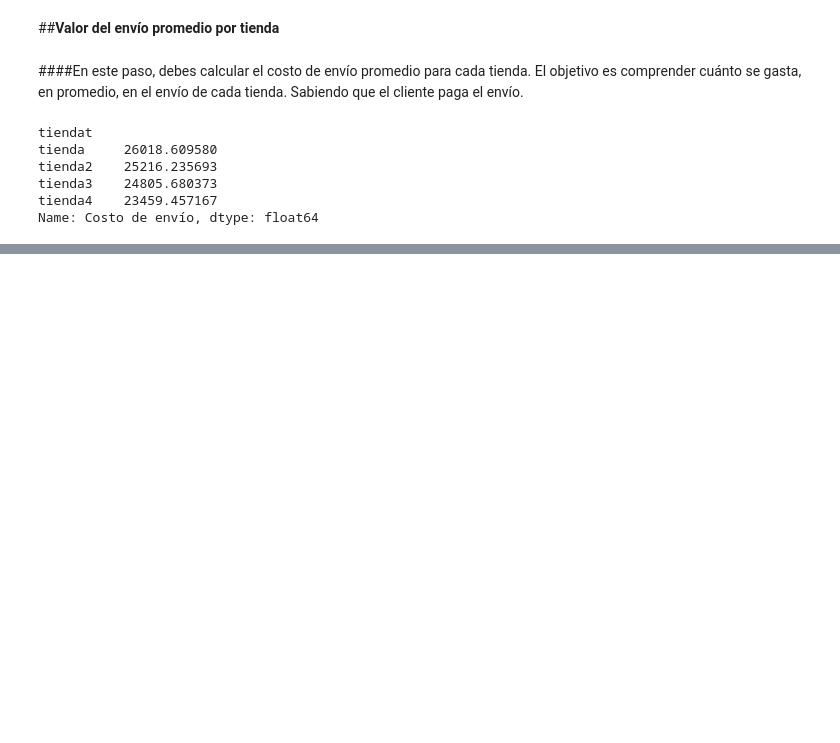
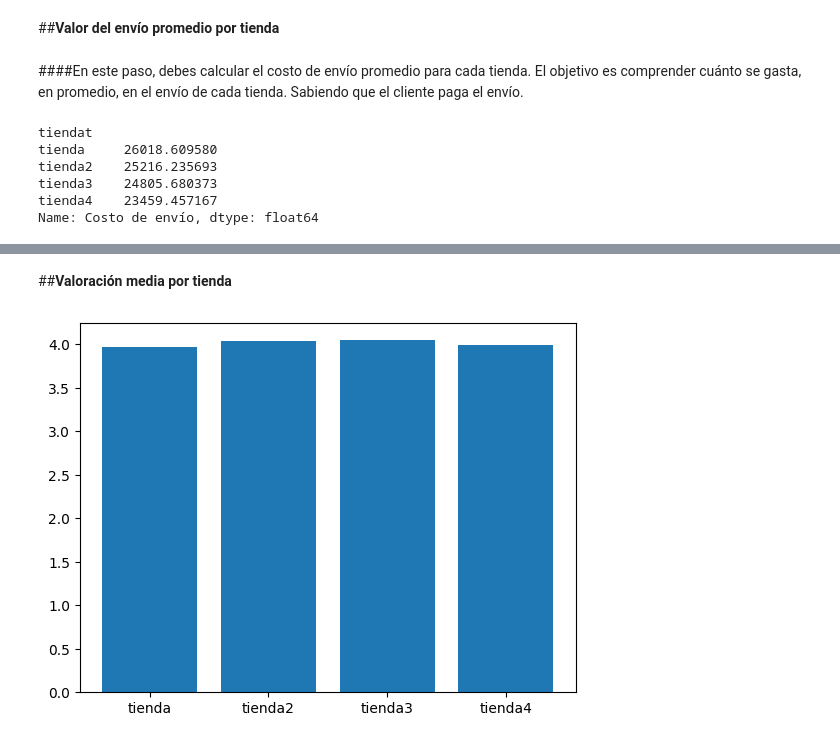
Before and after one commit to Nore-gibhub/Challenge_Alura_Store, a Jupyter notebook: Challenge_Alura_Store.ipynb, the cells around one changed output, grey strips where cells are left out. Cells and saved outputs as stored; diff of their text form; code cells hidden in the pictures; blank space fills up the shorter version.

```diff
--- a/Challenge_Alura_Store.ipynb
+++ b/Challenge_Alura_Store.ipynb
@@ -155,0 +155,8 @@ Name: Costo de envío, dtype: float64
+# %% [markdown]
+##**Valoración media por tienda**
+# %%
+from matplotlib import pyplot as plt
+plt.bar(x=Calificacion_prom_por_tienda.index, height=Calificacion_prom_por_tienda.values)
+plt.show()
+# %% [output]
+[figure, added]
```
Also changed, not shown: parts of 5 cells of this notebook.
